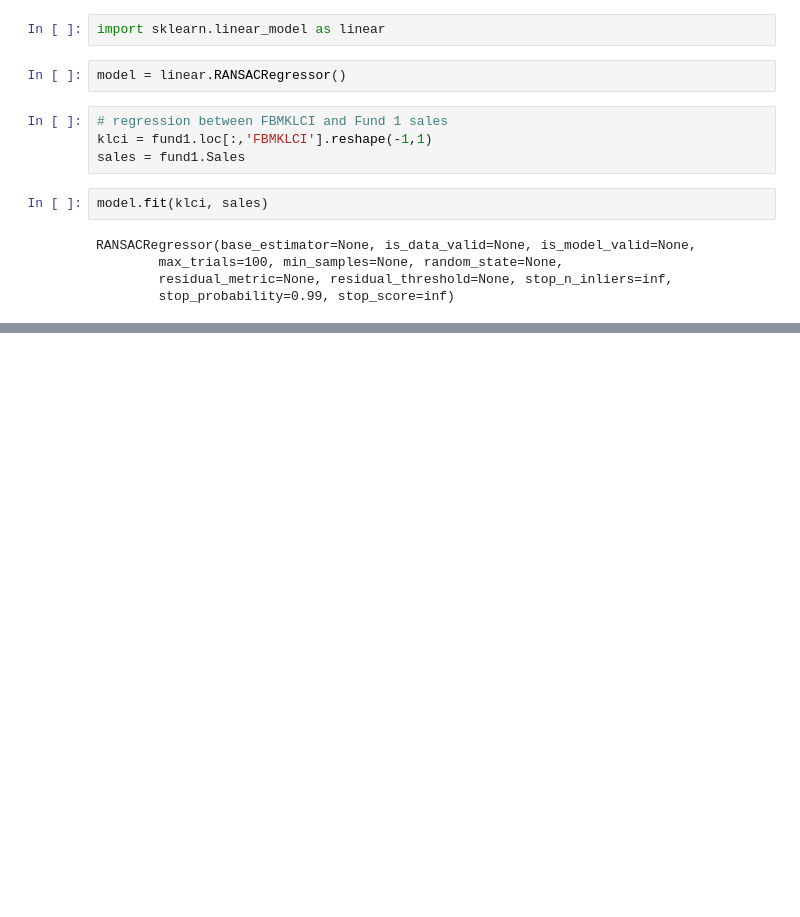
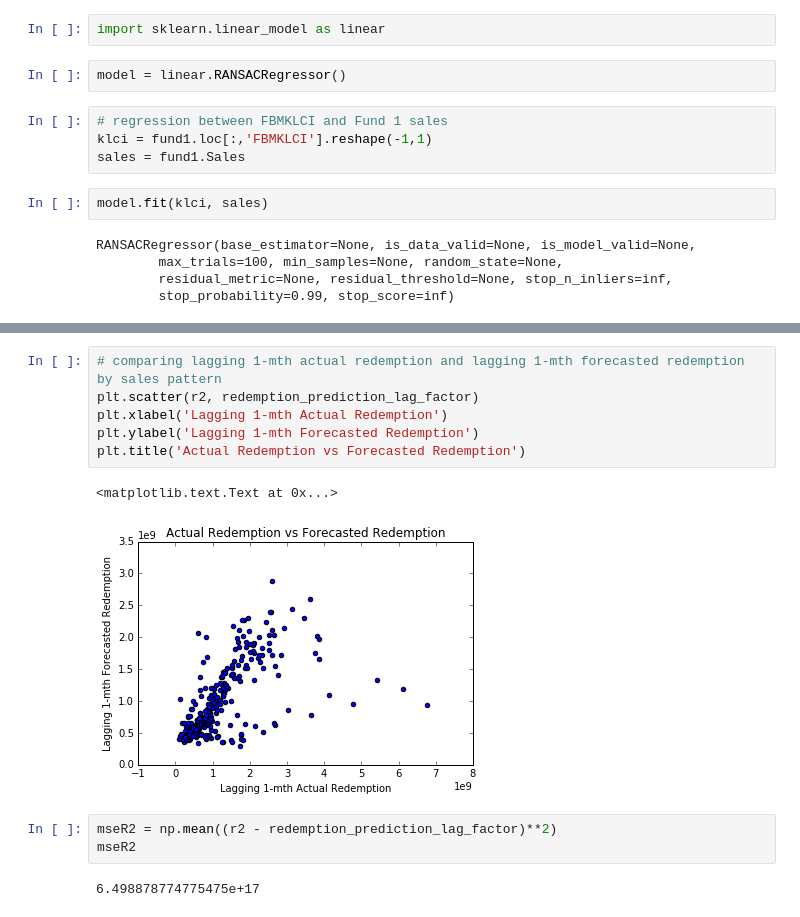
Before and after one commit to syafiquehab/Fund1, a Jupyter notebook: Fund 1 - Visualisation and Regression.ipynb, the cells around one changed output, grey strips where cells are left out. Saved outputs shown, nothing was run; the diff lists cells and outputs as text; blank space fills up the shorter version.

```diff
--- a/Fund 1 - Visualisation and Regression.ipynb
+++ b/Fund 1 - Visualisation and Regression.ipynb
@@ -281,0 +328,14 @@ Name: Sales, dtype: float64
+# %%
+# comparing lagging 1-mth actual redemption and lagging 1-mth forecasted redemption by sales pattern
+plt.scatter(r2, redemption_prediction_lag_factor)
+plt.xlabel('Lagging 1-mth Actual Redemption')
+plt.ylabel('Lagging 1-mth Forecasted Redemption')
+plt.title('Actual Redemption vs Forecasted Redemption')
+# %% [output]
+<matplotlib.text.Text at 0x...>
+[figure, added]
+# %%
+mseR2 = np.mean((r2 - redemption_prediction_lag_factor)**2)
+mseR2
+# %% [output]
+6.498878774775475e+17
```
Also changed, not shown: parts of 32 cells of this notebook.
